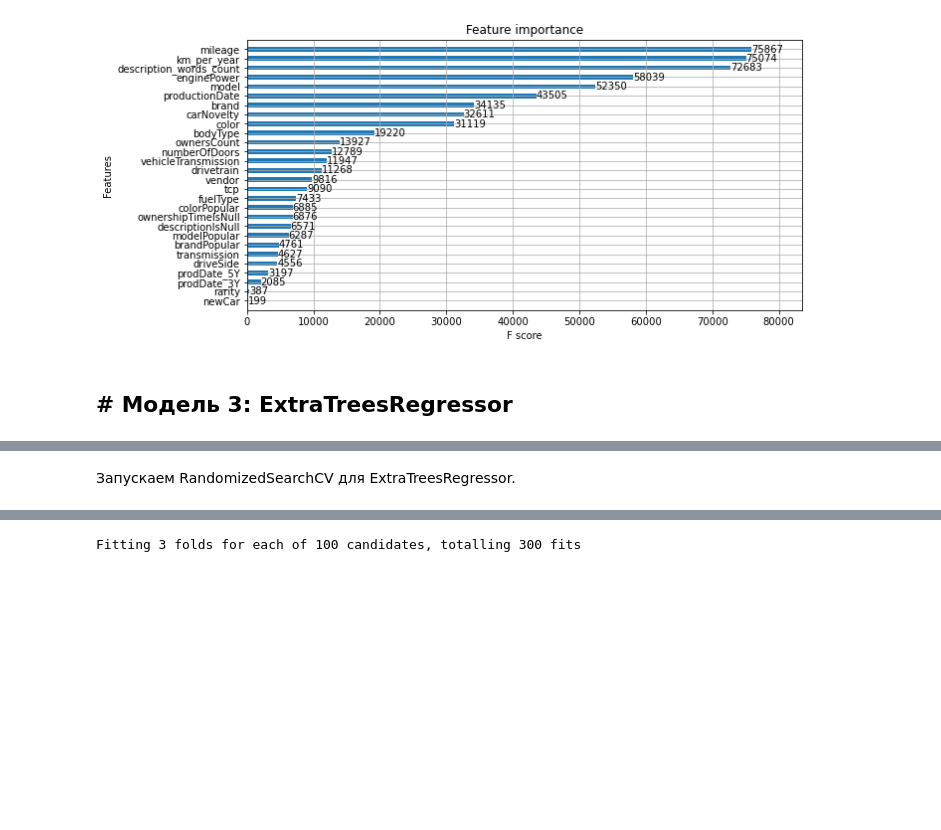
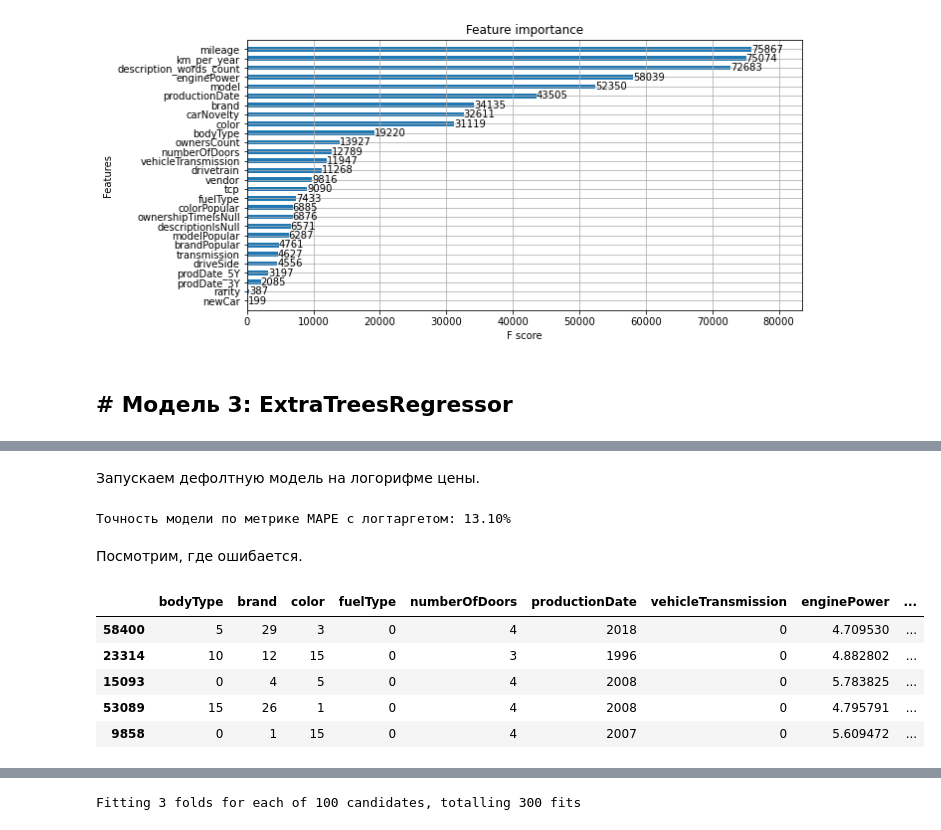
Before and after one commit to LudmilaGR/SF_DSPR_28_Gil, a Jupyter notebook: module_6/[SF-DST Car Price Prediction] Modelling DSPR-28 .ipynb, the cells around one changed output, grey strips where cells are left out. Saved outputs shown, nothing was run; the diff lists cells and outputs as text; code cells hidden in the pictures; blank space fills up the shorter version.

```diff
--- a/module_6/[SF-DST Car Price Prediction] Modelling DSPR-28 .ipynb
+++ b/module_6/[SF-DST Car Price Prediction] Modelling DSPR-28 .ipynb
@@ -623,2 +587,20 @@ sample_submission.head(10)
-# %% [markdown]
-Запускаем RandomizedSearchCV для ExtraTreesRegressor.
+# %% [markdown]
+Запускаем дефолтную модель на логорифме цены.
+# %%
+etr = ExtraTreesRegressor(random_state = RANDOM_SEED)
+
+# best_rfr.fit(X_train, y_train)
+etr.fit(X_train, np.log(y_train))
+
+# predict_rfr = best_rfr.predict(X_test)
+etr_pred = np.exp(etr.predict(X_test))
+#predict_submission = np.exp(etr.predict(X_sub))
+
+print(
+    f"Точность модели по метрике MAPE с логтаргетом: {(mape(y_test, etr_pred))*100:0.2f}%")
+# Точность модели по метрике MAPE с логтаргетом: 13.10%
+# Точность модели по метрике MAPE с логтаргетом на Kaggle: 10.95491%
+# %% [output]
+Точность модели по метрике MAPE с логтаргетом: 13.10%
+# %% [markdown]
+Посмотрим, где ошибается.
@@ -624,0 +610,9 @@ sample_submission.head(10)
+# %%
+X_test.head()
+# %% [output]
+|  | bodyType | brand | color | fuelType | numberOfDoors | productionDate | vehicleTransmission | enginePower | ... |
+| 58400 | 5 | 29 | 3 | 0 | 4 | 2018 | 0 | 4.709530 | ... |
+| 23314 | 10 | 12 | 15 | 0 | 3 | 1996 | 0 | 4.882802 | ... |
+| 15093 | 0 | 4 | 5 | 0 | 4 | 2008 | 0 | 5.783825 | ... |
+| 53089 | 15 | 26 | 1 | 0 | 4 | 2008 | 0 | 4.795791 | ... |
+| 9858 | 0 | 1 | 15 | 0 | 4 | 2007 | 0 | 5.609472 | ... |
```
Also changed, not shown: parts of 54 cells of this notebook.
